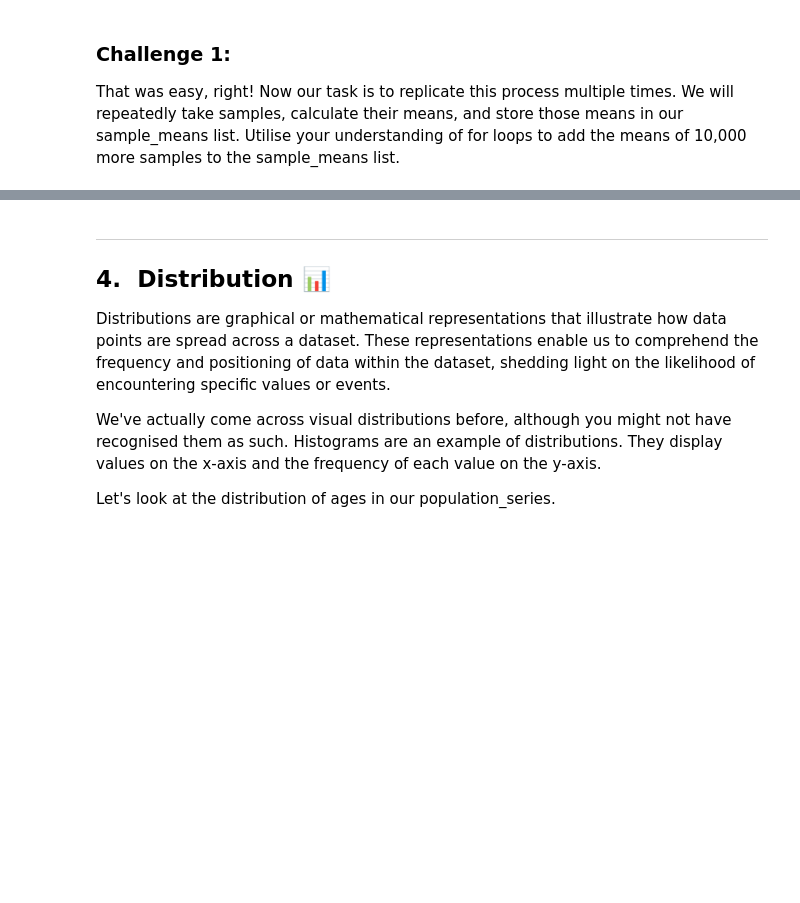
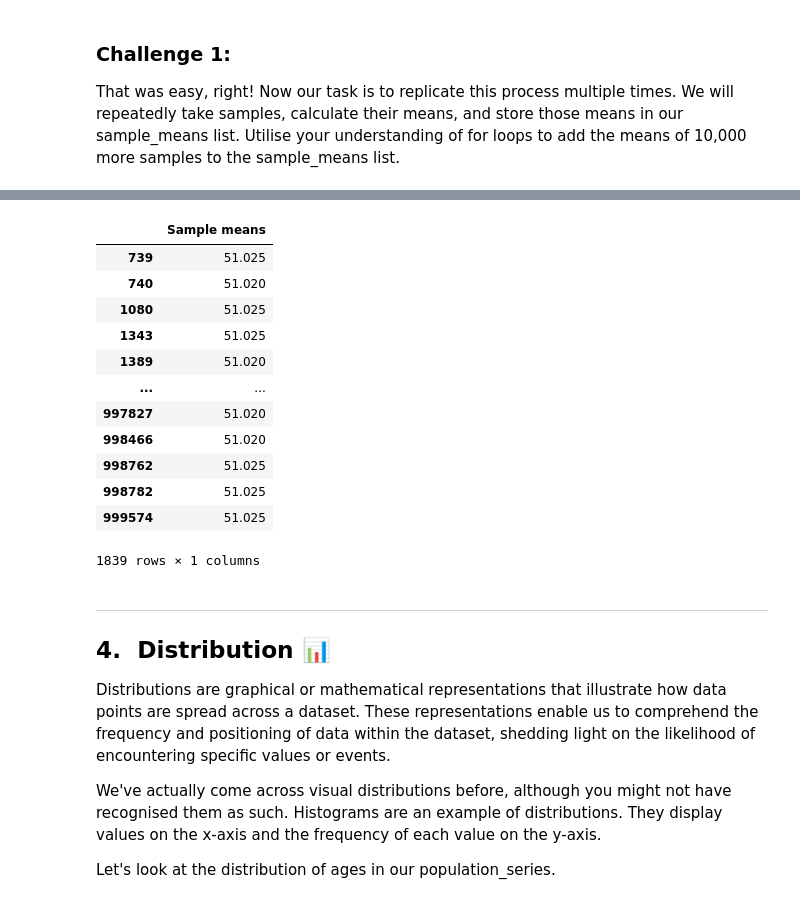
Before and after one commit to gastan81/A-B_testing, a Jupyter notebook: 2_central_limit_theorem_structure.ipynb, the cells around one changed output, grey strips where cells are left out. Cells and saved outputs as stored; diff of their text form; code cells hidden in the pictures; blank space fills up the shorter version.

```diff
--- a/2_central_limit_theorem_structure.ipynb
+++ b/2_central_limit_theorem_structure.ipynb
@@ -128,3 +148,21 @@ plt.show()
+# %%
+sample_means_df = pd.DataFrame(sample_means, columns=['Sample means'])
+#sample_means_df.loc[(sample_means_df['Sample means'] > 51.01) & (sample_means_df['Sample means'] <= 51.015)].info()
+sample_means_df.loc[(sample_means_df['Sample means'] > 51.015) & (sample_means_df['Sample means'] <= 51.025)]
+# %% [output]
+|  | Sample means |
+| 739 | 51.025 |
+| 740 | 51.020 |
+| 1080 | 51.025 |
+| 1343 | 51.025 |
+| 1389 | 51.020 |
+| ... | ... |
+| 997827 | 51.020 |
+| 998466 | 51.020 |
+| 998762 | 51.025 |
+| 998782 | 51.025 |
+| 999574 | 51.025 |
+1839 rows × 1 columns
 # %% [markdown]
 ---
 ## 4.&nbsp; Distribution 📊
```
Also changed, not shown: parts of 5 cells of this notebook.
